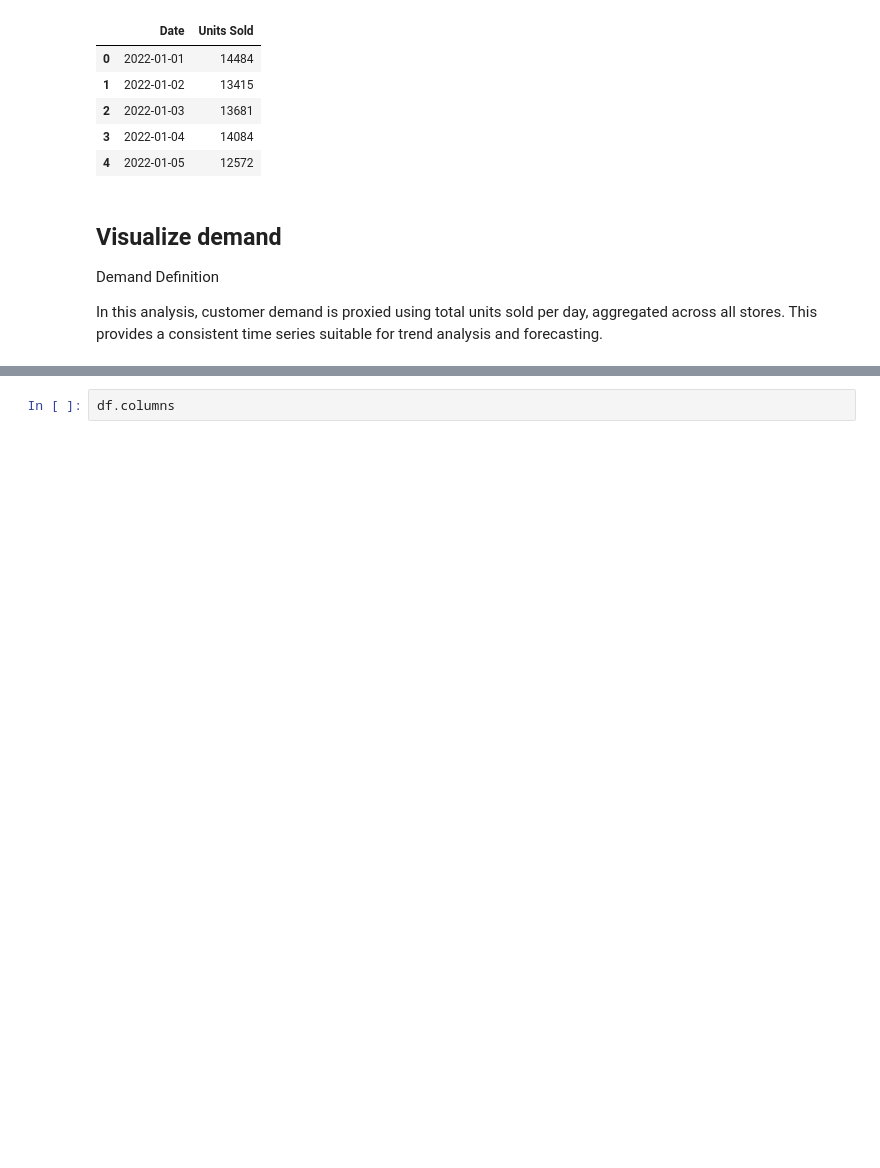
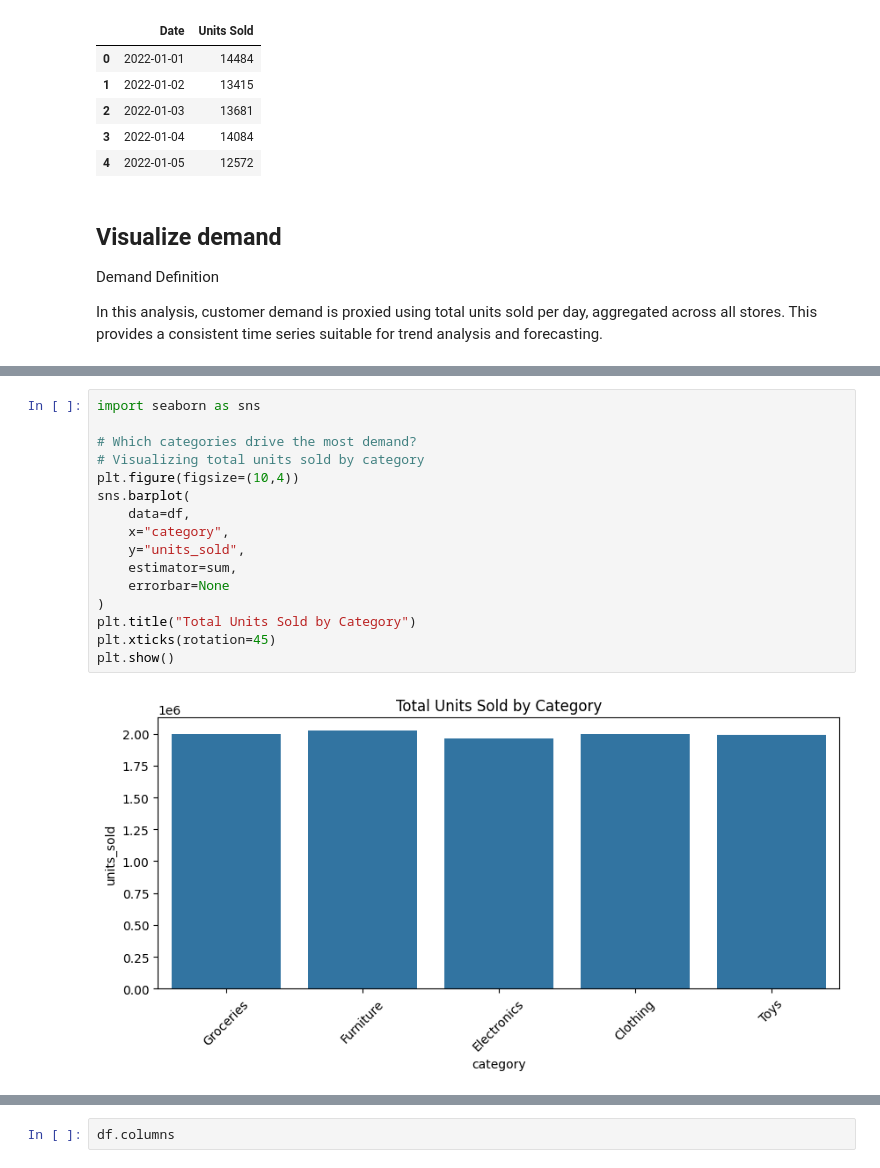
Before and after one commit to chinenyennabude/UK_Retail_Customer_Demand_Forecasting, a Jupyter notebook: notebooks/01_data_exploration.ipynb, the cells around one changed output, grey strips where cells are left out. Drawn from its saved outputs; the diff is of its cells as text; blank space fills up the shorter version.

```diff
--- a/notebooks/01_data_exploration.ipynb
+++ b/notebooks/01_data_exploration.ipynb
@@ -110,0 +116,18 @@ for trend analysis and forecasting.
+# %%
+import seaborn as sns
+
+# Which categories drive the most demand?
+# Visualizing total units sold by category
+plt.figure(figsize=(10,4))
+sns.barplot(
+    data=df,
+    x="category",
+    y="units_sold",
+    estimator=sum,
+    errorbar=None
+)
+plt.title("Total Units Sold by Category")
+plt.xticks(rotation=45)
+plt.show()
+# %% [output]
+[figure, added]
```
Also changed, not shown: parts of 11 cells of this notebook.
